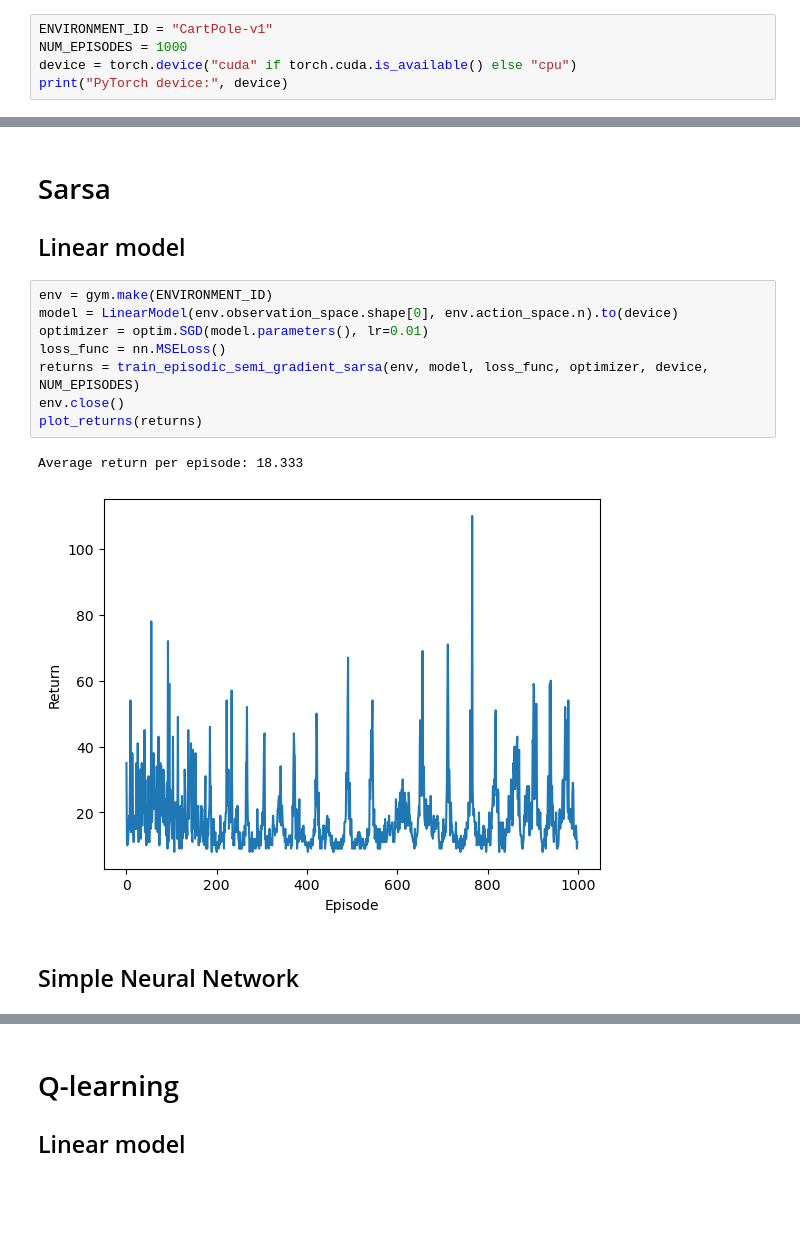
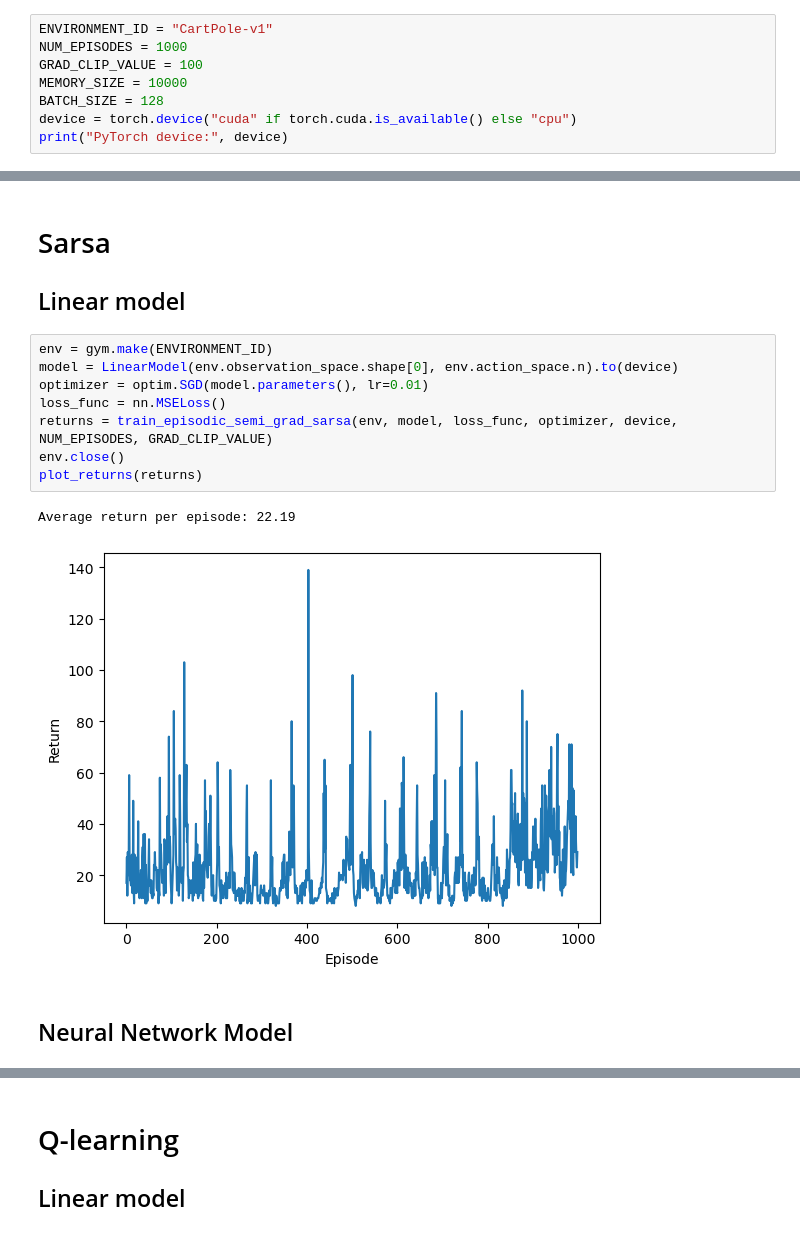
Before and after one commit to CarlFredriksson/rl-gymnasium-training, a Jupyter notebook: CartPole/cart_pole.ipynb, the cells around one changed output, grey strips where cells are left out. Saved outputs shown, nothing was run; the diff lists cells and outputs as text; blank space fills up the shorter version.

```diff
--- a/CartPole/cart_pole.ipynb
+++ b/CartPole/cart_pole.ipynb
@@ -24,6 +23,9 @@ from cart_pole import *
 # %%
 ENVIRONMENT_ID = "CartPole-v1"
 NUM_EPISODES = 1000
+GRAD_CLIP_VALUE = 100
+MEMORY_SIZE = 10000
+BATCH_SIZE = 128
 device = torch.device("cuda" if torch.cuda.is_available() else "cpu")
 print("PyTorch device:", device)
 # %% [output]
@@ -35,16 +37,16 @@ PyTorch device: cuda
 # %%
 env = gym.make(ENVIRONMENT_ID)
 model = LinearModel(env.observation_space.shape[0], env.action_space.n).to(device)
 optimizer = optim.SGD(model.parameters(), lr=0.01)
 loss_func = nn.MSELoss()
-returns = train_episodic_semi_gradient_sarsa(env, model, loss_func, optimizer, device, NUM_EPISODES)
+returns = train_episodic_semi_grad_sarsa(env, model, loss_func, optimizer, device, NUM_EPISODES, GRAD_CLIP_VALUE)
 env.close()
 plot_returns(returns)
 # %% [output]
-Average return per episode: 18.333
+Average return per episode: 22.19
-[figure, old version]
+[figure, new version]
 # %% [markdown]
-## Simple Neural Network
+## Neural Network Model
 # %%
 env = gym.make(ENVIRONMENT_ID)
 model = nn.Sequential(
```
Also changed, not shown: parts of 14 cells of this notebook, 1 other file.
